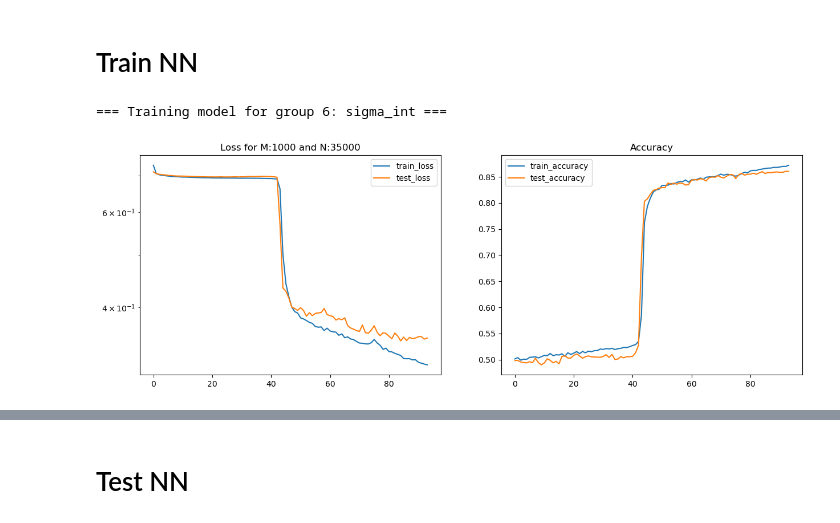
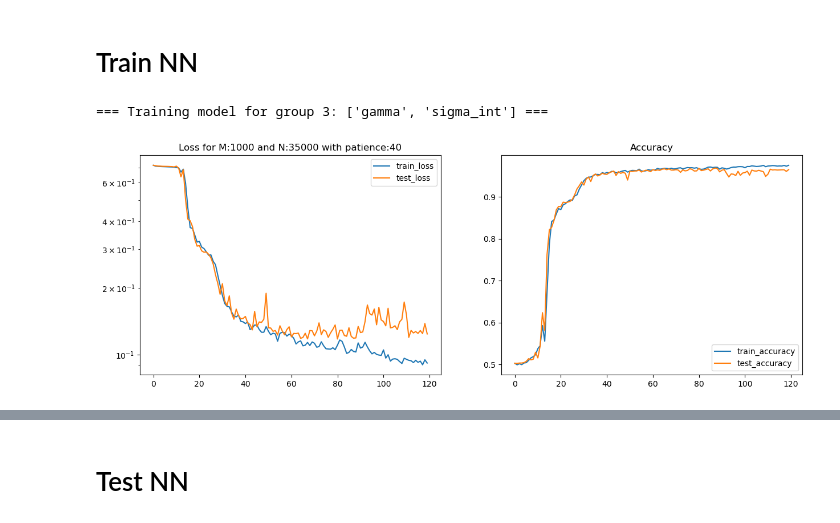
Before and after one commit to a-trigui/ximinf, a Jupyter notebook: notebooks/2_train_nn.ipynb, the cells around one changed output, grey strips where cells are left out. Saved outputs shown, nothing was run; the diff lists cells and outputs as text; code cells hidden in the pictures.

```diff
--- a/notebooks/2_train_nn.ipynb
+++ b/notebooks/2_train_nn.ipynb
@@ -74,7 +90,8 @@ The file contains 50000 simulations of size 1000
 # %%
 # Example usage
 print("Parameter names:", list(params.keys()))
-param_groups = ['mabs', 'beta', 'alpha_low', 'alpha_high', 'x1_ref', 'gamma', 'sigma_int'] # Sort them from easiest to hardest to infer\
+# param_groups = ['mabs', 'beta', 'alpha_low', 'alpha_high', 'gamma', 'sigma_int'] # Sort them from easiest to hardest to infer\
+param_groups = ['mabs', 'beta', ['alpha_low', 'alpha_high'], ['gamma', 'sigma_int']] # Sort them from easiest to hardest to infe #, 'gamma'
 # param_groups = ['sigma_int'] # Sort them from easiest to hardest to infer
 print(param_groups[0])
 # %% [output]
@@ -527,7 +421,7 @@ class DeepSetClassifier(nnx.Module):
 # %%
 # Define the size of the different network layers
-Nsize_p = 64 #128
-Nsize_r = 512 #256
+Nsize_p = 64 #64
+Nsize_r = 128 #256
 
 n_cols = len(data_names)
 print('# of columns :', n_cols)
@@ -603,63 +509,90 @@ Group 6: visible parameters = ['mabs', 'beta', 'alpha_low', 'alpha_high', 'x1_re
 [interactive output not drawn]
 [interactive output not drawn]
-# %%
-# Define the learning rate schedule
-learning_rate_schedule = optax.exponential_decay(
-    init_value=5e-3,
-    transition_steps=1000,  # Decay every 1000 forward passes
-    decay_rate=0.9,
-)
-
-momentum = 0.9 # Necessary for the Adam optimiser
 # %% [markdown]
 # Train NN
 # %%
 # Early stopping parameters
 n_batch = 100
-patience = 20 # Number of epochs to wait for improvement
-epochs = 1000 # Maximum number of epochs
-# all_group_datasets is a list of (inputs_g, outputs_g)
+patience = 40 #40
+epochs = 1000
+
 metrics_histories = []
 
-for g, (train_data, train_labels, test_data, test_labels) in enumerate(all_group_datasets):
+init_values = jnp.linspace(1e-3, 1e-3, len(all_group_param_slices))
+# patiences   = jnp.linspace(40, 20,  len(all_group_param_slices))
+# epochss = [1,1,1,1000]
+
+for g, group_data in enumerate(all_group_param_slices):
 
     print(f"\n=== Training model for group {g}: {param_groups[g]} ===")
 
-    train_data  = jax.device_put(train_data, cpu)
+    chosen_train = group_data["chosen_train"]
+    chosen_test  = group_data["chosen_test"]
+    labels_train = group_data["labels_train"]
+    labels_test  = group_data["labels_test"]
+
+    # ------------------------------------------------
+    # Concatenate inputs (no parameter logic here)
+    # ------------------------------------------------
+    train_data = jnp.concatenate(
+        [data_train, mask_train, chosen_train], axis=-1
+    )
+    test_data = jnp.concatenate(
+        [data_test, mask_test, chosen_test], axis=-1
+    )
+
+    train_labels = labels_train.astype(jnp.int32)[:, None]
+    test_labels  = labels_test.astype(jnp.int32)[:, None]
+
+    train_data   = jax.device_put(train_data, cpu)
     train_labels = jax.device_put(train_labels, cpu)
-    test_data   = jax.device_put(test_data, cpu)
+    test_data    = jax.device_put(test_data, cpu)
     test_labels  = jax.device_put(test_labels, cpu)
+
+    # ------------------------------------------------
+    # Optimiser
+    # ------------------------------------------------
+    learning_rate_schedule = optax.exponential_decay(
+        init_value=init_values[g],
+        transition_steps=1000,
+        decay_rate=0.9,
+    )
 
     optimizer = nnx.Optimizer(
         models_per_group[g],
-        optax.adamw(learning_rate_schedule, momentum)
+        optax.adamw(learning_rate_schedule, 0.9),
     )
 
     batch_size = train_data.shape[0] // n_batch
 
     model_g, metrics_history, key = nntr.train_loop(
         model=models_per_group[g],
         optimizer=optimizer,
         train_data=train_data,
         train_labels=train_labels,
         test_data=test_data,
         test_labels=test_labels,
         key=key,
-        epochs=epochs,
+        epochs=epochs, #epochs #epochss[g]
         batch_size=batch_size,
         patience=patience,
-        metrics_history={'train_loss': [], 'train_accuracy': [], 'test_loss': [], 'test_accuracy': []},
+        metrics_history={
+            'train_loss': [],
+            'train_accuracy': [],
+            'test_loss': [],
+            'test_accuracy': []
+        },
         M=M,
-        N=int(N*0.7),
+        N=int(N * 0.7),
         cpu=cpu,
         gpu=gpu,
         group_id=g,
         group_params=param_groups[g],
-        plot_flag=True
+        plot_flag=True,
     )
 
     models_per_group[g] = model_g
     metrics_histories.append(metrics_history)
 # %% [output]
-=== Training model for group 6: sigma_int ===
+=== Training model for group 3: ['gamma', 'sigma_int'] ===
-[figure, old version]
+[figure, new version]
```
Also changed, not shown: parts of 27 cells of this notebook, 2 other files.
